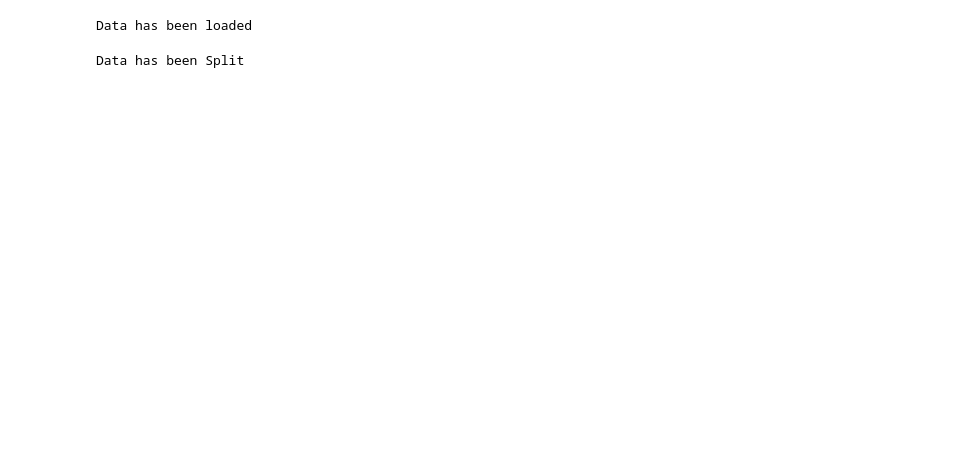
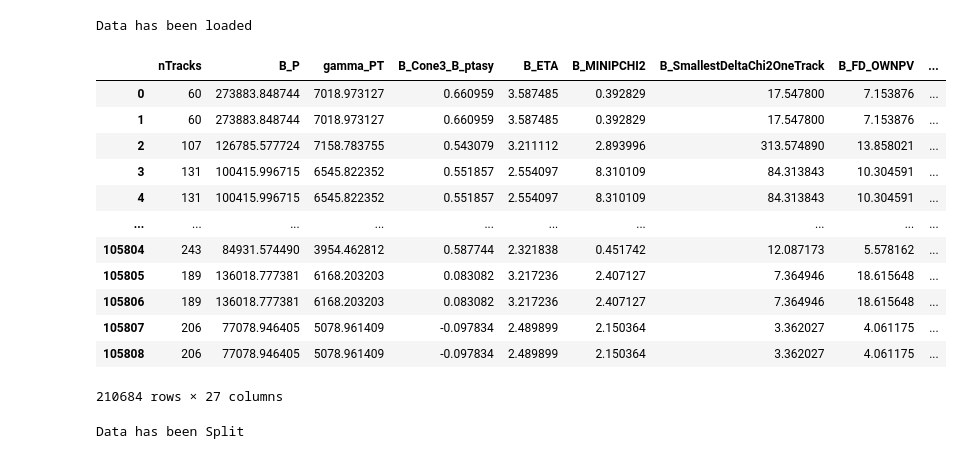
Before and after one commit to s1960329/MScProjectCode, a Jupyter notebook: scipts/TuneReweighting.ipynb, the cells around one changed output. Saved outputs shown, nothing was run; the diff lists cells and outputs as text; code cells hidden in the pictures; blank space fills up the shorter version.

```diff
--- a/scipts/TuneReweighting.ipynb
+++ b/scipts/TuneReweighting.ipynb
@@ -63,10 +62,51 @@ dataframes["kpisw"]["min(piminus_IP_OWNPV,Kplus_IP_OWNPV)"] = [ min(kitem, piite
 columns["kpi" ].append("min(piminus_IP_OWNPV,Kplus_IP_OWNPV)" )
 columns["pipi"].append("min(piminus_IP_OWNPV,piplus_IP_OWNPV)")
 
+dataframes["kpi"]["log(B_MINIPCHI2)"]                             = np.log(dataframes["kpi"]["B_MINIPCHI2"])
+dataframes["kpi"]["log(B_P)"]                                     = np.log(dataframes["kpi"]["B_P"])
+dataframes["kpi"]["log(B_SmallestDeltaChi2OneTrack)"]             = np.log(dataframes["kpi"]["B_SmallestDeltaChi2OneTrack"])
+dataframes["kpi"]["log(B_ETA)"]                                   = np.log(dataframes["kpi"]["B_ETA"])
+dataframes["kpi"]["log(piminus_IP_OWNPV)"]                        = np.log(dataframes["kpi"]["piminus_IP_OWNPV"])
+dataframes["kpi"]["log(min(piminus_IP_OWNPV,Kplus_IP_OWNPV))"]    = np.log(dataframes["kpi"]["min(piminus_IP_OWNPV,Kplus_IP_OWNPV)"])
+dataframes["kpi"]["log(Kplus_PT)"]                                = np.log(dataframes["kpi"]["Kplus_PT"])
+dataframes["kpi"]["log(piminus_PT)"]                              = np.log(dataframes["kpi"]["piminus_PT"])
+dataframes["kpi"]["log(Kst_892_0_IP_OWNPV)"]                      = np.log(dataframes["kpi"]["Kst_892_0_IP_OWNPV"])
+dataframes["kpi"]["log(Kst_892_0_PT)"]                            = np.log(dataframes["kpi"]["Kst_892_0_PT"])
+dataframes["kpi"]["log(gamma_PT)"]                                = np.log(dataframes["kpi"]["gamma_PT"])
+dataframes["kpi"]["log(B_FD_OWNPV)"]                              = np.log(dataframes["kpi"]["B_FD_OWNPV"])
+
+dataframes["kpisw"]["log(B_MINIPCHI2)"]                           = np.log(dataframes["kpisw"]["B_MINIPCHI2"])
+dataframes["kpisw"]["log(B_P)"]                                   = np.log(dataframes["kpisw"]["B_P"])
+dataframes["kpisw"]["log(B_SmallestDeltaChi2OneTrack)"]           = np.log(dataframes["kpisw"]["B_SmallestDeltaChi2OneTrack"])
+dataframes["kpisw"]["log(B_ETA)"]                                 = np.log(dataframes["kpisw"]["B_ETA"])
+dataframes["kpisw"]["log(piminus_IP_OWNPV)"]                      = np.log(dataframes["kpisw"]["piminus_IP_OWNPV"])
+dataframes["kpisw"]["log(min(piminus_IP_OWNPV,Kplus_IP_OWNPV))"]  = np.log(dataframes["kpisw"]["min(piminus_IP_OWNPV,Kplus_IP_OWNPV)"])
+dataframes["kpisw"]["log(Kplus_PT)"]                              = np.log(dataframes["kpisw"]["Kplus_PT"])
+dataframes["kpisw"]["log(piminus_PT)"]                            = np.log(dataframes["kpisw"]["piminus_PT"])
+dataframes["kpisw"]["log(Kst_892_0_IP_OWNPV)"]                    = np.log(dataframes["kpisw"]["Kst_892_0_IP_OWNPV"])
+dataframes["kpisw"]["log(Kst_892_0_PT)"]                          = np.log(dataframes["kpisw"]["Kst_892_0_PT"])
+dataframes["kpisw"]["log(gamma_PT)"]                              = np.log(dataframes["kpisw"]["gamma_PT"])
+dataframes["kpisw"]["log(B_FD_OWNPV)"]                            = np.log(dataframes["kpisw"]["B_FD_OWNPV"])
 
 print("Data has been loaded")
 # %% [output]
 Data has been loaded
+# %%
+dataframes["kpi"]
+# %% [output]
+|  | nTracks | B_P | gamma_PT | B_Cone3_B_ptasy | B_ETA | B_MINIPCHI2 | B_SmallestDeltaChi2OneTrack | B_FD_OWNPV | ... |
+| 0 | 60 | 273883.848744 | 7018.973127 | 0.660959 | 3.587485 | 0.392829 | 17.547800 | 7.153876 | ... |
+| 1 | 60 | 273883.848744 | 7018.973127 | 0.660959 | 3.587485 | 0.392829 | 17.547800 | 7.153876 | ... |
+| 2 | 107 | 126785.577724 | 7158.783755 | 0.543079 | 3.211112 | 2.893996 | 313.574890 | 13.858021 | ... |
+| 3 | 131 | 100415.996715 | 6545.822352 | 0.551857 | 2.554097 | 8.310109 | 84.313843 | 10.304591 | ... |
+| 4 | 131 | 100415.996715 | 6545.822352 | 0.551857 | 2.554097 | 8.310109 | 84.313843 | 10.304591 | ... |
+| ... | ... | ... | ... | ... | ... | ... | ... | ... | ... |
+| 105804 | 243 | 84931.574490 | 3954.462812 | 0.587744 | 2.321838 | 0.451742 | 12.087173 | 5.578162 | ... |
+| 105805 | 189 | 136018.777381 | 6168.203203 | 0.083082 | 3.217236 | 2.407127 | 7.364946 | 18.615648 | ... |
+| 105806 | 189 | 136018.777381 | 6168.203203 | 0.083082 | 3.217236 | 2.407127 | 7.364946 | 18.615648 | ... |
+| 105807 | 206 | 77078.946405 | 5078.961409 | -0.097834 | 2.489899 | 2.150364 | 3.362027 | 4.061175 | ... |
+| 105808 | 206 | 77078.946405 | 5078.961409 | -0.097834 | 2.489899 | 2.150364 | 3.362027 | 4.061175 | ... |
+210684 rows × 27 columns
 # %%
 # divide original samples into training ant test parts
 kpiMC_train, kpiMC_test = train_test_split(dataframes["kpi"])
```
Also changed, not shown: parts of 8 cells of this notebook, 21 other files.
